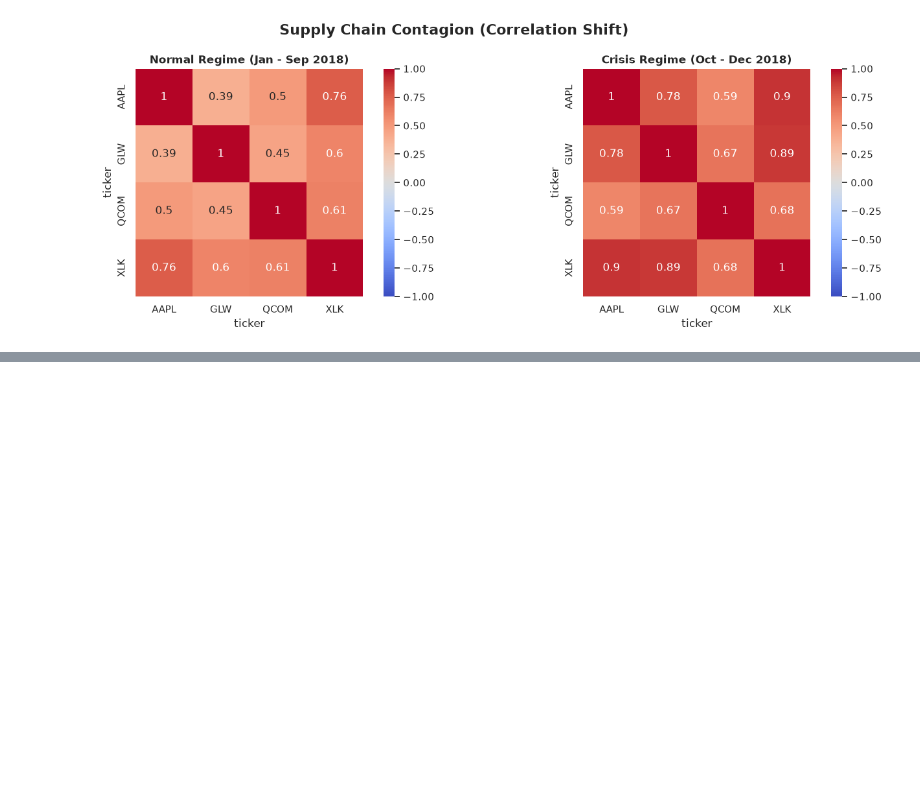
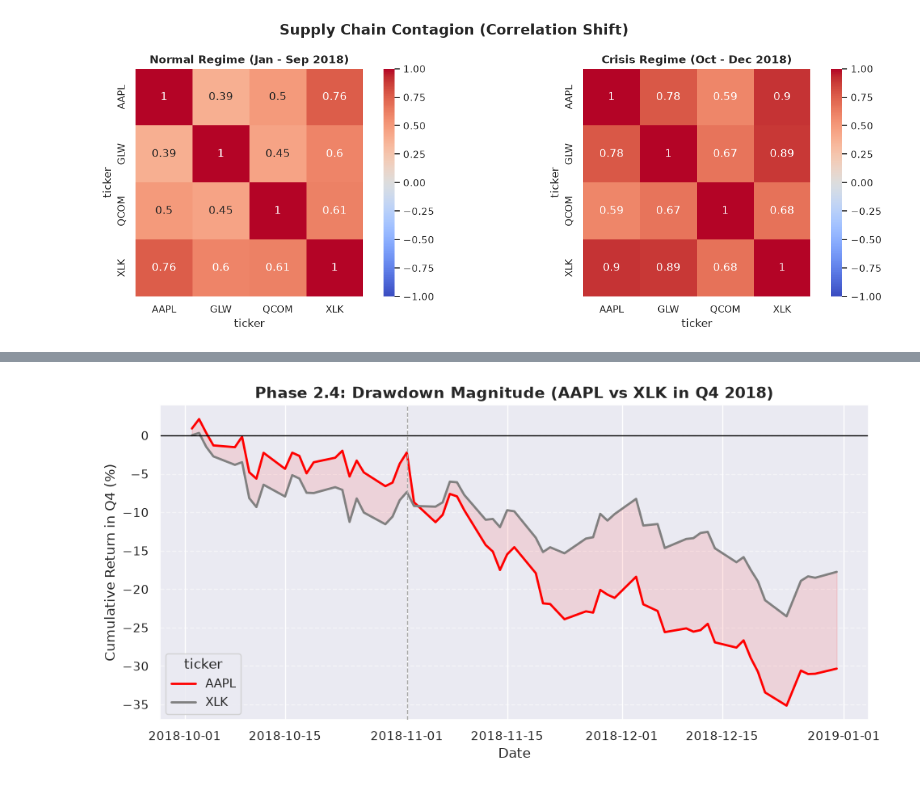
Before and after one commit to huzaifa-khan-AiMl/Financial-Supply-Chain-Ripple-Analysis, a Jupyter notebook: notebooks/Ripple_Effect_Analysis.ipynb, the cells around one changed output, grey strips where cells are left out. Saved outputs shown, nothing was run; the diff lists cells and outputs as text; code cells hidden in the pictures; blank space fills up the shorter version.

```diff
--- a/notebooks/Ripple_Effect_Analysis.ipynb
+++ b/notebooks/Ripple_Effect_Analysis.ipynb
@@ -221,6 +222,8 @@ plt.title("Q4 2018 Micro-Analysis (The Race to the Bottom)", fontsize=14, fontwe
 plt.ylabel("Cumulative Return (%)")
 plt.xlabel("Date")
 plt.axhline(0, color='black', linestyle='--', linewidth=1)
+catalyst_date = pd.to_datetime('2018-11-01')
+plt.axvline(catalyst_date, color='darkgrey', linestyle='--', linewidth=1, zorder=4)
 
 plt.tight_layout()
 plt.show()
@@ -260,0 +314,18 @@ plt.show()
+# %%
+q4_normalized_returns = (1 + q4_daily_returns[['AAPL', 'XLK']]).cumprod() - 1
+aapl_max_loss = q4_normalized_returns['AAPL'].min() * 100
+xlk_max_loss = q4_normalized_returns['XLK'].min() * 100
+print(f"Broader Tech Market (XLK) Max Q4 Loss: {xlk_max_loss:.2f}%")
+print(f"Apple (AAPL) Max Q4 Loss: {aapl_max_loss:.2f}%")
+plt.figure(figsize=(10, 5))
+sns.lineplot(data=q4_normalized_returns * 100, dashes=False, palette=['red', 'gray'], linewidth=2)
+plt.title("Phase 2.4: Drawdown Magnitude (AAPL vs XLK in Q4 2018)", fontsize=14, fontweight='bold')
+plt.ylabel("Cumulative Return in Q4 (%)", fontsize=12)
+plt.xlabel("Date", fontsize=12)
+plt.axhline(0, color='black', linewidth=1)
+plt.fill_between(q4_normalized_returns.index, q4_normalized_returns['XLK'] * 100, q4_normalized_returns['AAPL'] * 100, color='red', alpha=0.1)
+plt.grid(axis='y', linestyle='--', alpha=0.5)
+plt.axvline(catalyst_date, color='darkgrey', linestyle='--', linewidth=1, zorder=4)
+plt.tight_layout()
+plt.show()
+# %% [output]
@@ -260,0 +334 @@ plt.show()
+[figure, added]
```
Also changed, not shown: parts of 7 cells of this notebook.
